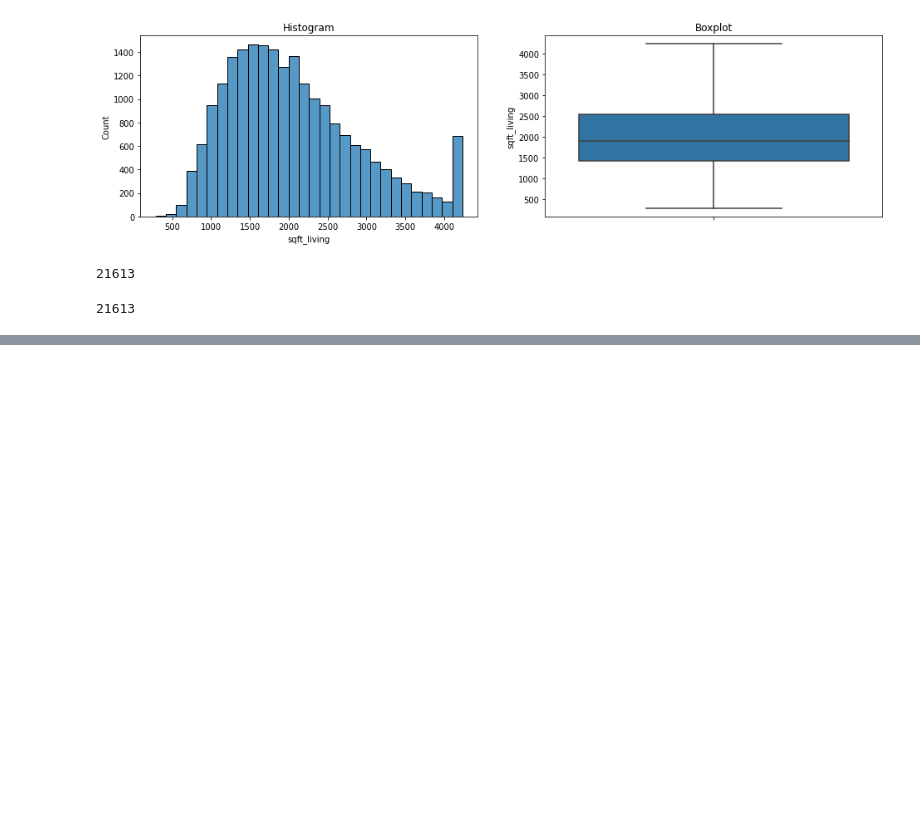
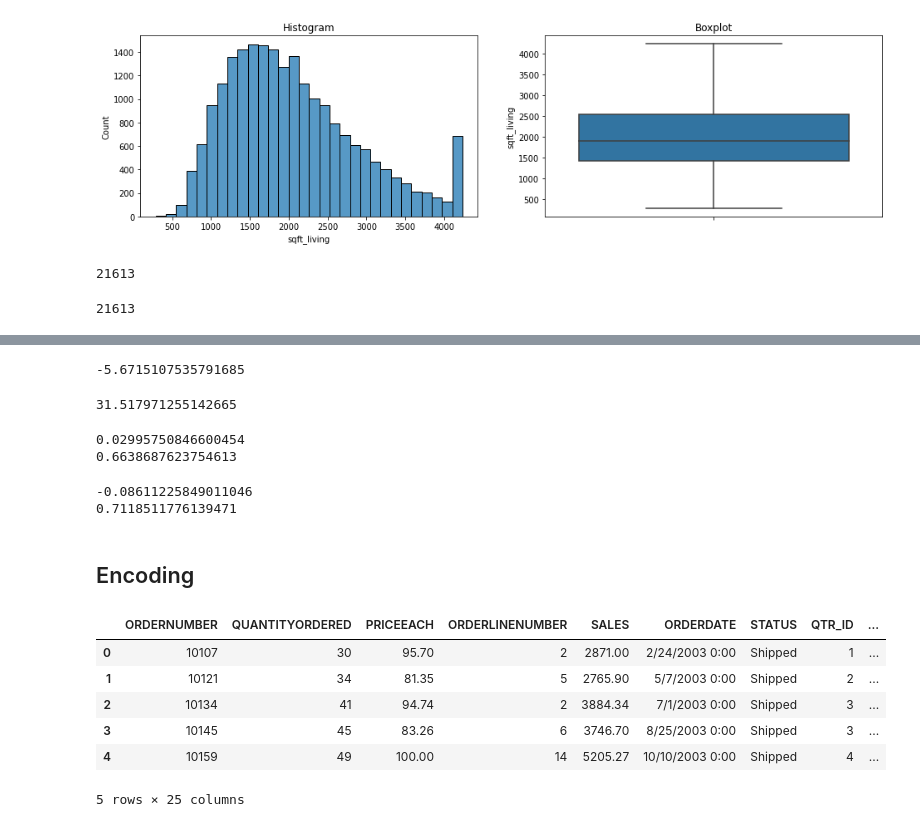
Before and after one commit to r-ap/TrainingMachineLearning, a Jupyter notebook: BFI_PYIM_11.ipynb, the cells around one changed output, grey strips where cells are left out. Drawn from its saved outputs; the diff is of its cells as text; code cells hidden in the pictures; blank space fills up the shorter version.

```diff
--- a/BFI_PYIM_11.ipynb
+++ b/BFI_PYIM_11.ipynb
@@ -206,0 +290,33 @@ len(sqft_liv_cap['sqft_living'])
+# %%
+X_train_scaled.min()
+# %% [output]
+-5.6715107535791685
+# %%
+X_train_scaled.max()
+# %% [output]
+31.517971255142665
+# %%
+print(X_train_scaled[0].mean())
+print(X_train_scaled[0].std())
+# %% [output]
+0.02995750846600454
+0.6638687623754613
+# %%
+print(X_train_scaled[1].mean())
+print(X_train_scaled[1].std())
+# %% [output]
+-0.08611225849011046
+0.7118511776139471
+# %% [markdown]
+## Encoding
+# %%
+df = pd.read_csv('https://github.com/fahmimnalfrzki/Dataset/raw/main/sales_data_sample.csv',encoding='latin-1')
+df.head()
+# %% [output]
+|  | ORDERNUMBER | QUANTITYORDERED | PRICEEACH | ORDERLINENUMBER | SALES | ORDERDATE | STATUS | QTR_ID | ... |
+| 0 | 10107 | 30 | 95.70 | 2 | 2871.00 | 2/24/2003 0:00 | Shipped | 1 | ... |
+| 1 | 10121 | 34 | 81.35 | 5 | 2765.90 | 5/7/2003 0:00 | Shipped | 2 | ... |
+| 2 | 10134 | 41 | 94.74 | 2 | 3884.34 | 7/1/2003 0:00 | Shipped | 3 | ... |
+| 3 | 10145 | 45 | 83.26 | 6 | 3746.70 | 8/25/2003 0:00 | Shipped | 3 | ... |
+| 4 | 10159 | 49 | 100.00 | 14 | 5205.27 | 10/10/2003 0:00 | Shipped | 4 | ... |
+5 rows × 25 columns
```
Also changed, not shown: parts of 25 cells of this notebook.
